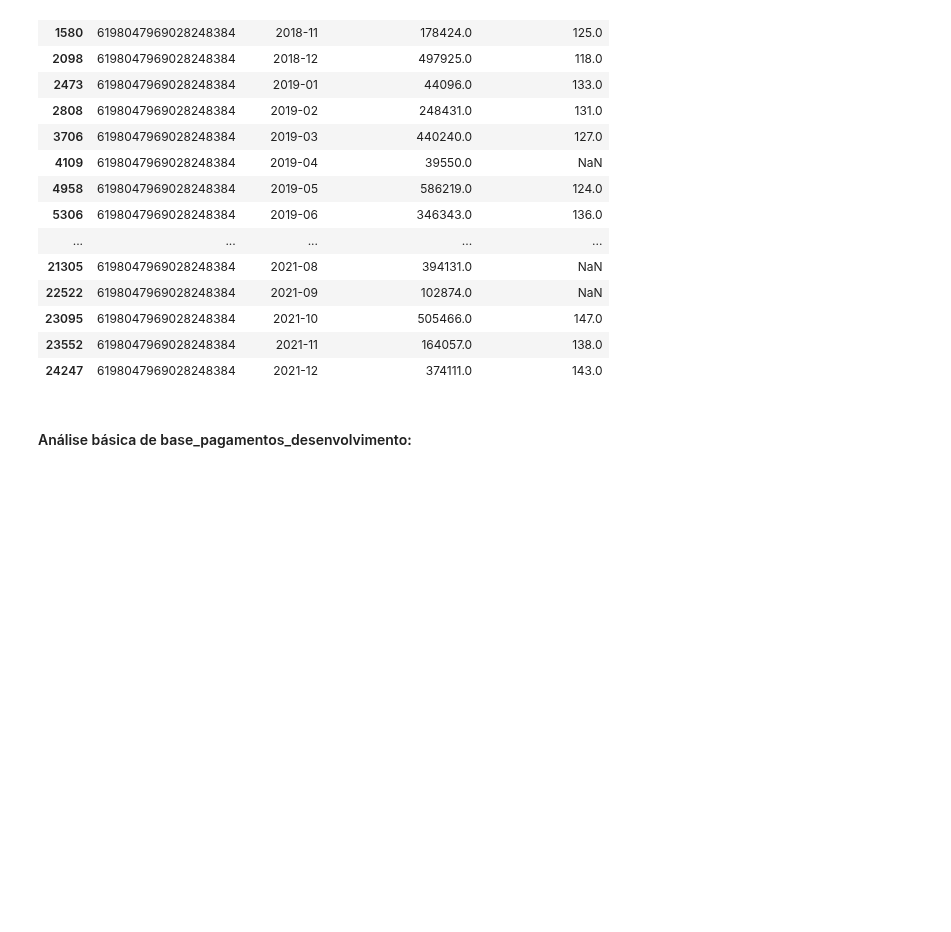
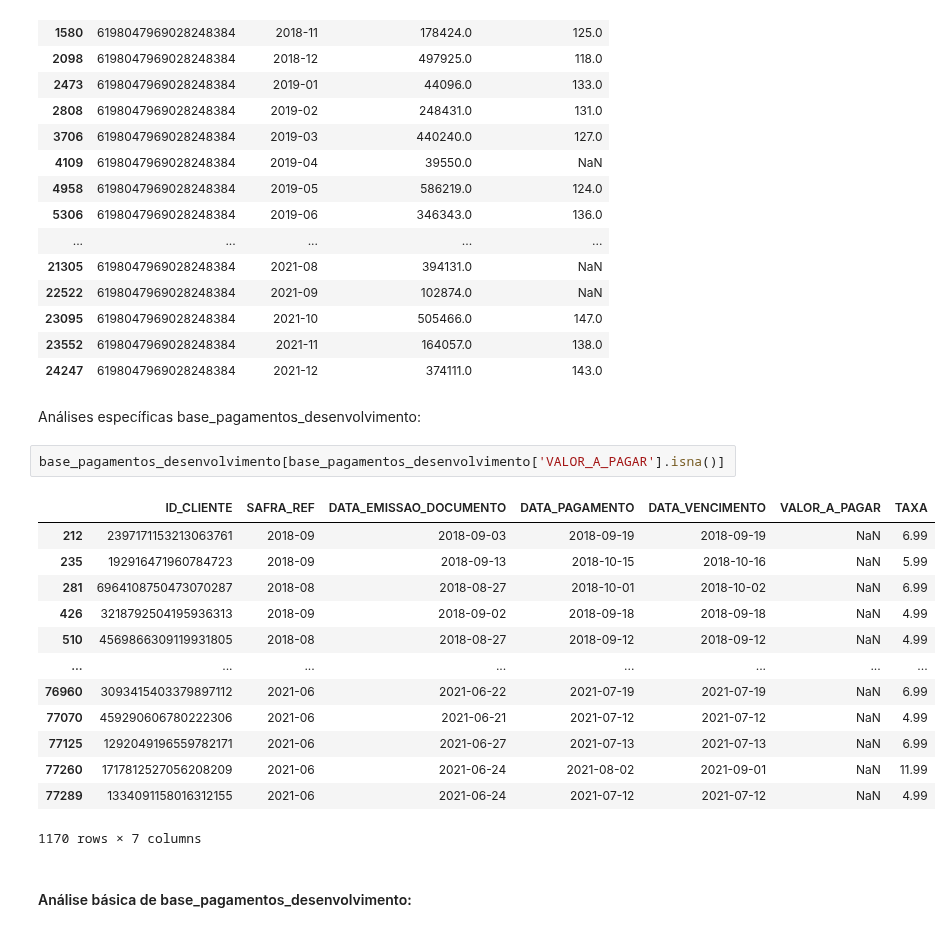
Before and after one commit to mmdes/default-risk-analysis, a Jupyter notebook: notebooks/exploratory_analysis.ipynb, the cells around one changed output. Saved outputs shown, nothing was run; the diff lists cells and outputs as text; blank space fills up the shorter version.

Commit message:
Mais atualizações com relação a base de dados

```diff
--- a/notebooks/exploratory_analysis.ipynb
+++ b/notebooks/exploratory_analysis.ipynb
@@ -380,6 +380,24 @@ df_func_mixtos[df_func_mixtos['ID_CLIENTE']==6198047969028248384]
 | 23095 | 6198047969028248384 | 2021-10 | 505466.0 | 147.0 |
 | 23552 | 6198047969028248384 | 2021-11 | 164057.0 | 138.0 |
 | 24247 | 6198047969028248384 | 2021-12 | 374111.0 | 143.0 |
+# %% [markdown]
+Análises específicas base_pagamentos_desenvolvimento:
+# %%
+base_pagamentos_desenvolvimento[base_pagamentos_desenvolvimento['VALOR_A_PAGAR'].isna()]
+# %% [output]
+|  | ID_CLIENTE | SAFRA_REF | DATA_EMISSAO_DOCUMENTO | DATA_PAGAMENTO | DATA_VENCIMENTO | VALOR_A_PAGAR | TAXA |
+| 212 | 2397171153213063761 | 2018-09 | 2018-09-03 | 2018-09-19 | 2018-09-19 | NaN | 6.99 |
+| 235 | 192916471960784723 | 2018-09 | 2018-09-13 | 2018-10-15 | 2018-10-16 | NaN | 5.99 |
+| 281 | 6964108750473070287 | 2018-08 | 2018-08-27 | 2018-10-01 | 2018-10-02 | NaN | 6.99 |
+| 426 | 3218792504195936313 | 2018-09 | 2018-09-02 | 2018-09-18 | 2018-09-18 | NaN | 4.99 |
+| 510 | 4569866309119931805 | 2018-08 | 2018-08-27 | 2018-09-12 | 2018-09-12 | NaN | 4.99 |
+| ... | ... | ... | ... | ... | ... | ... | ... |
+| 76960 | 3093415403379897112 | 2021-06 | 2021-06-22 | 2021-07-19 | 2021-07-19 | NaN | 6.99 |
+| 77070 | 459290606780222306 | 2021-06 | 2021-06-21 | 2021-07-12 | 2021-07-12 | NaN | 4.99 |
+| 77125 | 1292049196559782171 | 2021-06 | 2021-06-27 | 2021-07-13 | 2021-07-13 | NaN | 6.99 |
+| 77260 | 1717812527056208209 | 2021-06 | 2021-06-24 | 2021-08-02 | 2021-09-01 | NaN | 11.99 |
+| 77289 | 1334091158016312155 | 2021-06 | 2021-06-24 | 2021-07-12 | 2021-07-12 | NaN | 4.99 |
+1170 rows × 7 columns
 # %% [markdown]
 #### Análise básica de base_pagamentos_desenvolvimento:
 # %% [markdown]
```
Also changed, not shown: parts of 13 cells of this notebook.
